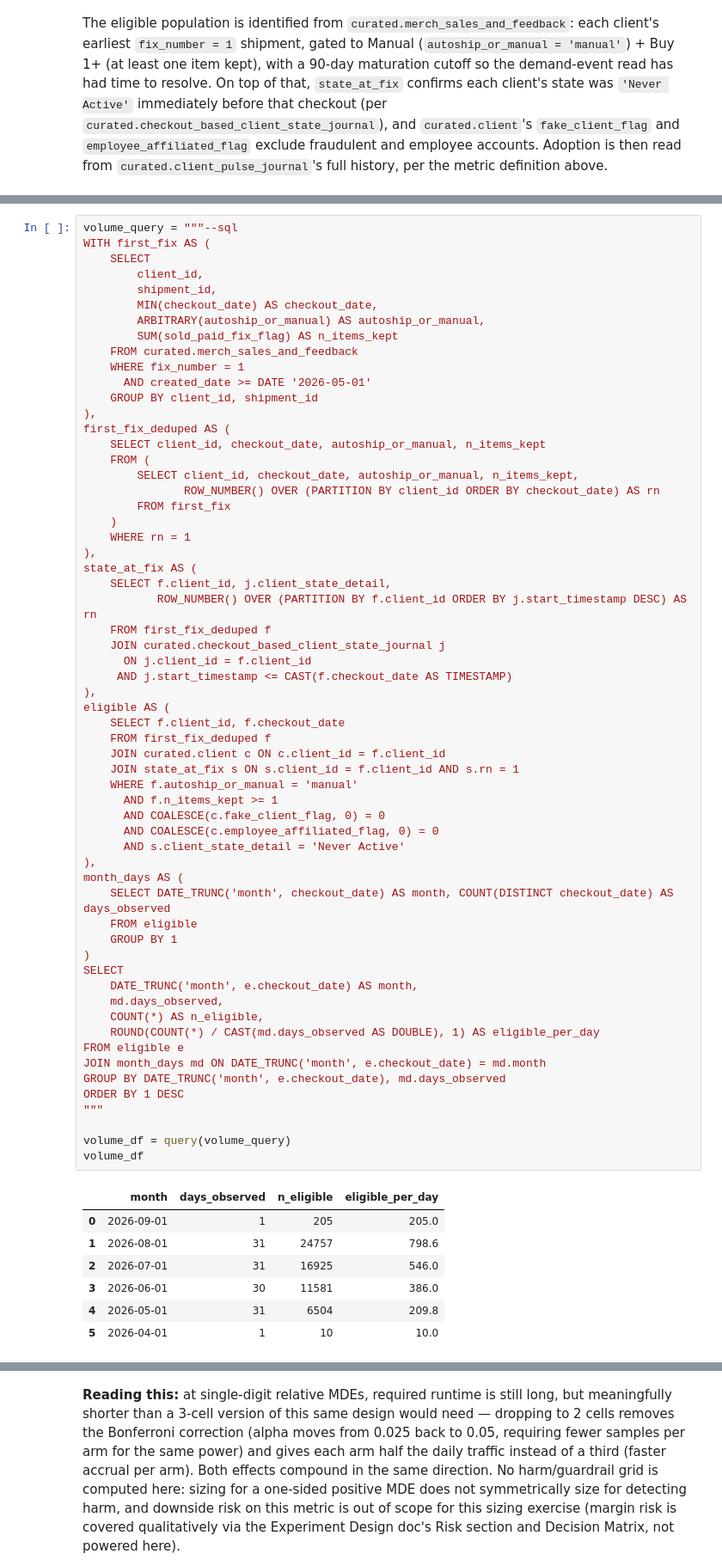
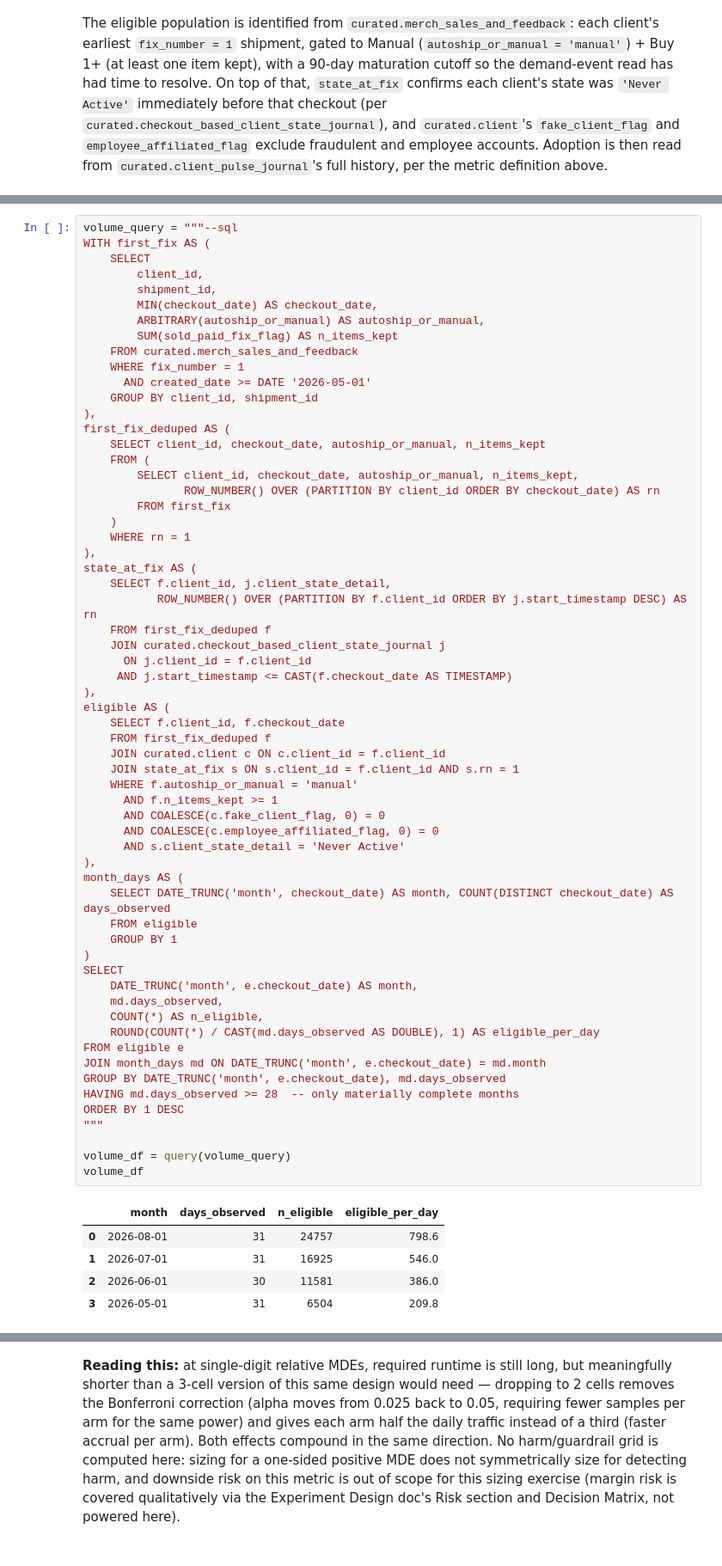
Before and after one commit to sfoyola/sao-sfix-ds, a Jupyter notebook: exp_autoship_nudge_promo_incentive/power_analysis_aar_2cell_v0.ipynb, the cells around one changed output, grey strips where cells are left out. Shown at 86% size. Cells and saved outputs as stored; diff of their text form.

```diff
--- a/exp_autoship_nudge_promo_incentive/power_analysis_aar_2cell_v0.ipynb
+++ b/exp_autoship_nudge_promo_incentive/power_analysis_aar_2cell_v0.ipynb
@@ -218,38 +253,37 @@ eligible AS (
     SELECT f.client_id, f.checkout_date
     FROM first_fix_deduped f
     JOIN curated.client c ON c.client_id = f.client_id
     JOIN state_at_fix s ON s.client_id = f.client_id AND s.rn = 1
     WHERE f.autoship_or_manual = 'manual'
       AND f.n_items_kept >= 1
       AND COALESCE(c.fake_client_flag, 0) = 0
       AND COALESCE(c.employee_affiliated_flag, 0) = 0
       AND s.client_state_detail = 'Never Active'
 ),
 month_days AS (
     SELECT DATE_TRUNC('month', checkout_date) AS month, COUNT(DISTINCT checkout_date) AS days_observed
     FROM eligible
     GROUP BY 1
 )
 SELECT
     DATE_TRUNC('month', e.checkout_date) AS month,
     md.days_observed,
     COUNT(*) AS n_eligible,
     ROUND(COUNT(*) / CAST(md.days_observed AS DOUBLE), 1) AS eligible_per_day
 FROM eligible e
 JOIN month_days md ON DATE_TRUNC('month', e.checkout_date) = md.month
 GROUP BY DATE_TRUNC('month', e.checkout_date), md.days_observed
+HAVING md.days_observed >= 28  -- only materially complete months
 ORDER BY 1 DESC
 """
 
 volume_df = query(volume_query)
 volume_df
 # %% [output]
 |  | month | days_observed | n_eligible | eligible_per_day |
-| 0 | 2026-09-01 | 1 | 205 | 205.0 |
-| 1 | 2026-08-01 | 31 | 24757 | 798.6 |
-| 2 | 2026-07-01 | 31 | 16925 | 546.0 |
-| 3 | 2026-06-01 | 30 | 11581 | 386.0 |
-| 4 | 2026-05-01 | 31 | 6504 | 209.8 |
-| 5 | 2026-04-01 | 1 | 10 | 10.0 |
+| 0 | 2026-08-01 | 31 | 24757 | 798.6 |
+| 1 | 2026-07-01 | 31 | 16925 | 546.0 |
+| 2 | 2026-06-01 | 30 | 11581 | 386.0 |
+| 3 | 2026-05-01 | 31 | 6504 | 209.8 |
 # %%
 # Volume reference month = most recent *complete* calendar month (no maturation gate needed for volume).
```
Also changed, not shown: parts of 10 cells of this notebook.
